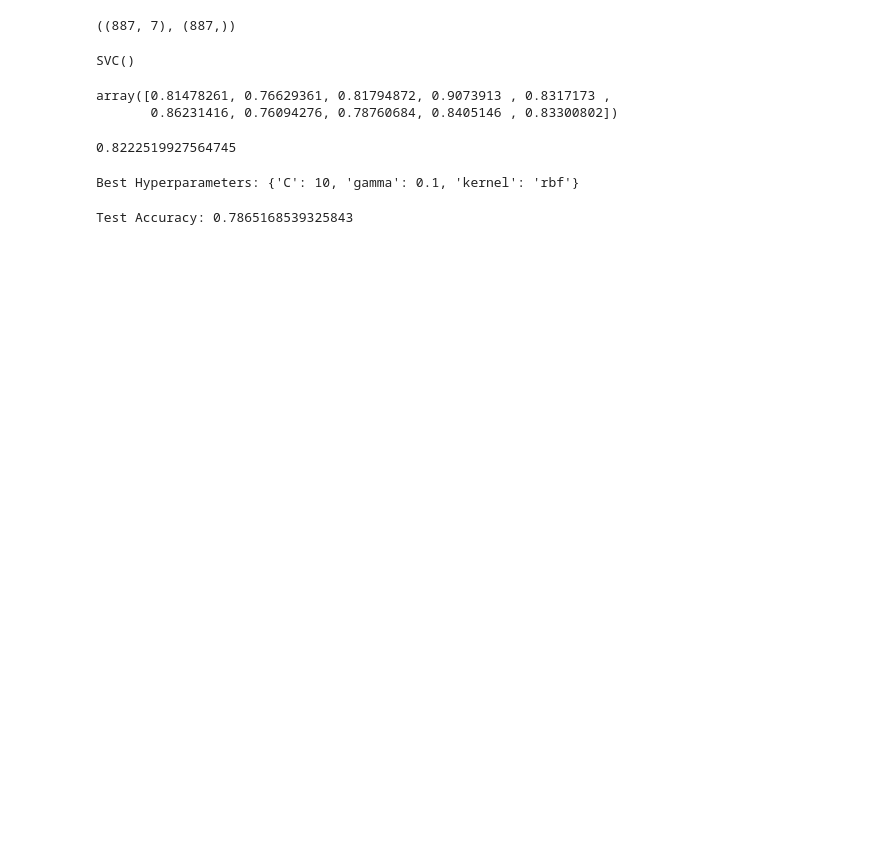
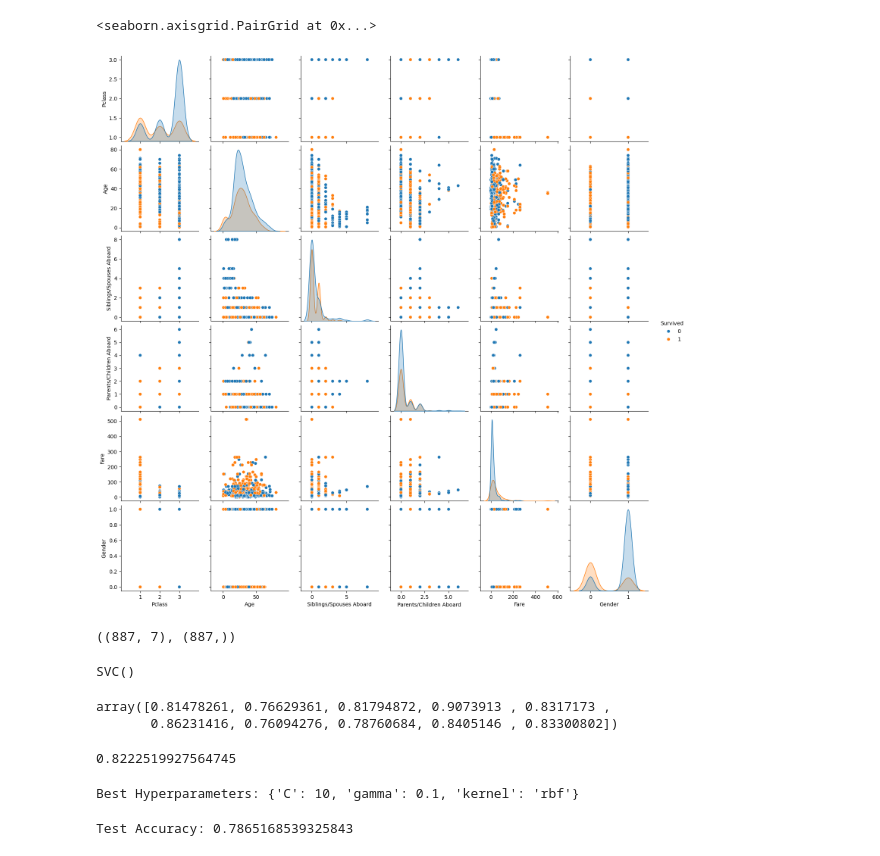
Before and after one commit to AnKlvy/ml, a Jupyter notebook: SVMhw.ipynb, the cells around one changed output. Cells and saved outputs as stored; diff of their text form; code cells hidden in the pictures; blank space fills up the shorter version.

```diff
--- a/SVMhw.ipynb
+++ b/SVMhw.ipynb
@@ -12,3 +58,8 @@ titanic = pd.read_csv('titanic.csv')
+# %%
+seaborn.pairplot(titanic, hue="Survived")
+# %% [output]
+<seaborn.axisgrid.PairGrid at 0x...>
+[figure, added]
 # %%
 #категоризирую пол
 titanic['Sex'] = titanic['Sex'].map({'male':0, 'female':1})
```
Also changed, not shown: parts of 19 cells of this notebook, 1 other file.
